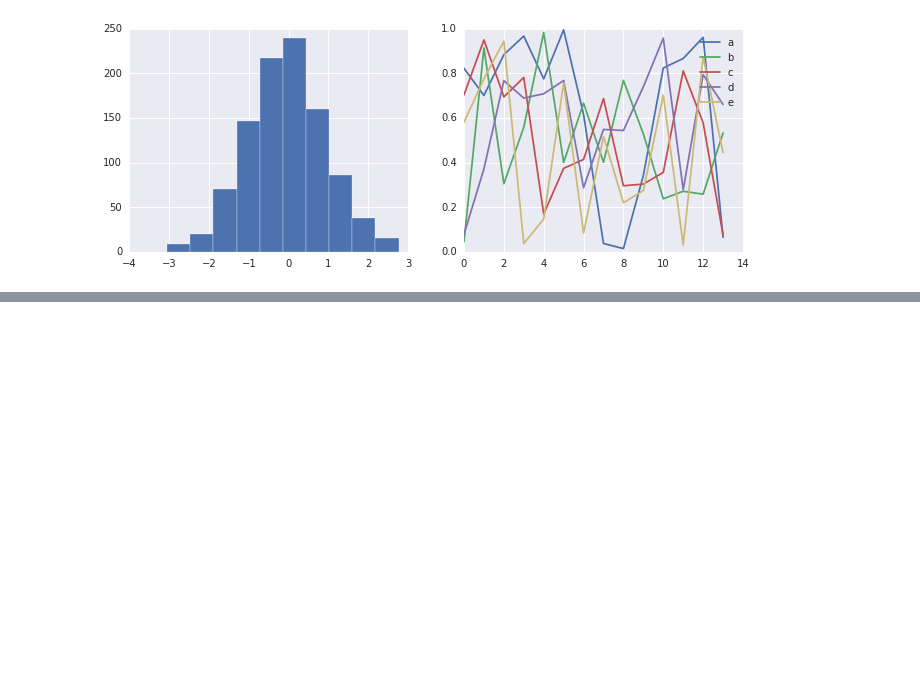
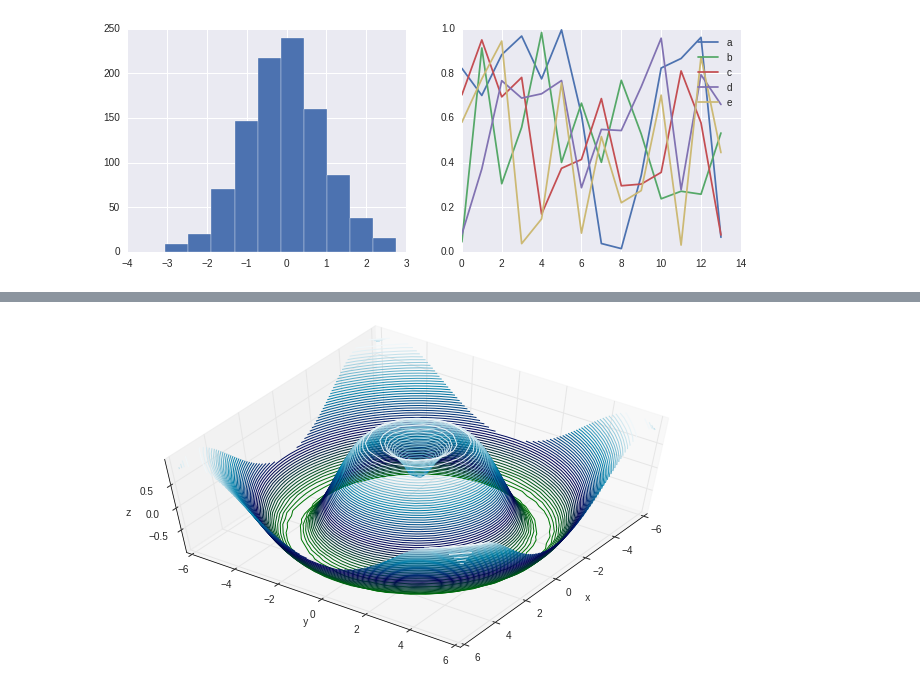
Before and after one commit to KazumaShachou/DataScience, a Jupyter notebook: Matplotlib_3.ipynb, the cells around one changed output, grey strips where cells are left out. Saved outputs shown, nothing was run; the diff lists cells and outputs as text; code cells hidden in the pictures; blank space fills up the shorter version.

```diff
--- a/Matplotlib_3.ipynb
+++ b/Matplotlib_3.ipynb
@@ -338,0 +386,5 @@ with plt.style.context('seaborn'):
+# %%
+ax.view_init(60, 35)
+fig
+# %% [output]
+[figure, added]
```
Also changed, not shown: parts of 29 cells of this notebook.
